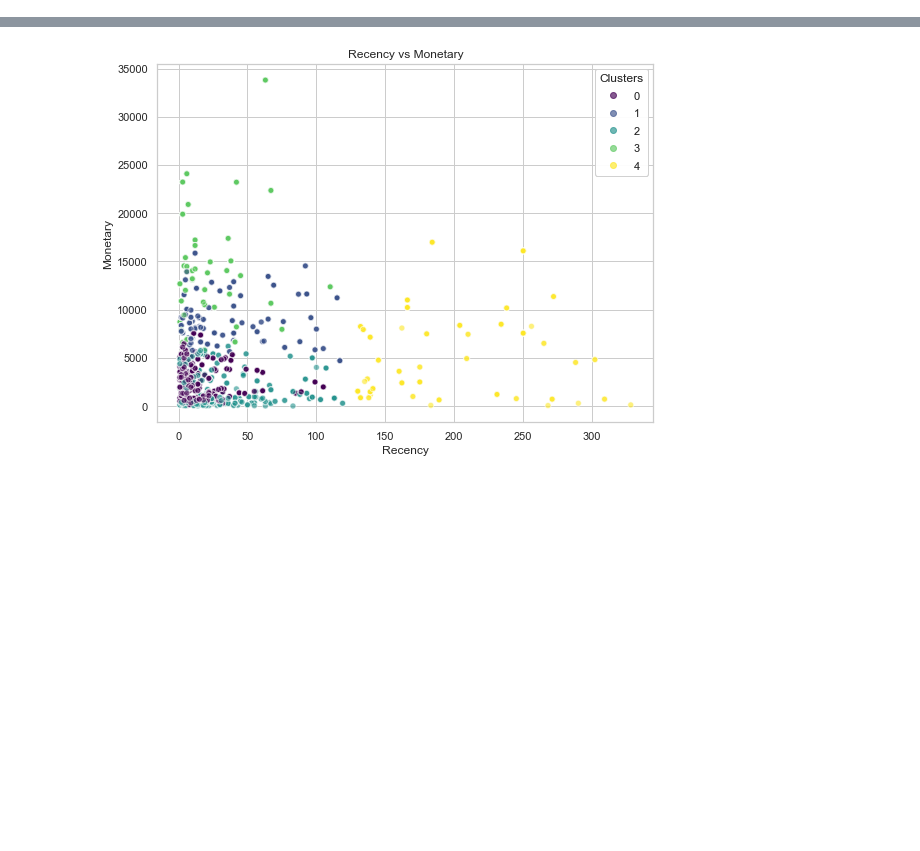
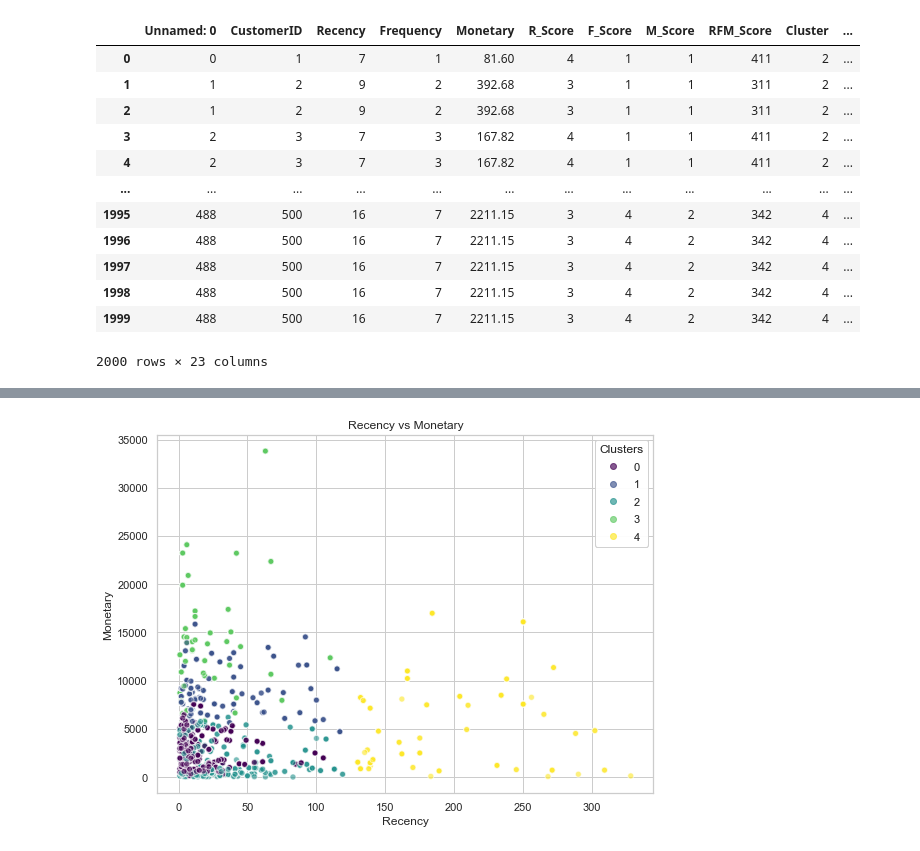
Before and after one commit to areg-hovakimyan/CRR, a Jupyter notebook: visualizations.ipynb, the cells around one changed output, grey strips where cells are left out. Cells and saved outputs as stored; diff of their text form; code cells hidden in the pictures; blank space fills up the shorter version.

```diff
--- a/visualizations.ipynb
+++ b/visualizations.ipynb
@@ -11,3 +11,19 @@ df = pd.merge(RFM_Clusters, customer, how = "inner")
 df = pd.merge(df, customer, how = "inner")
 df = pd.merge(df, order, how = "inner")
 df = pd.merge(df, product, how = "inner")
+# %%
+df
+# %% [output]
+|  | Unnamed: 0 | CustomerID | Recency | Frequency | Monetary | R_Score | F_Score | M_Score | RFM_Score | Cluster | ... |
+| 0 | 0 | 1 | 7 | 1 | 81.60 | 4 | 1 | 1 | 411 | 2 | ... |
+| 1 | 1 | 2 | 9 | 2 | 392.68 | 3 | 1 | 1 | 311 | 2 | ... |
+| 2 | 1 | 2 | 9 | 2 | 392.68 | 3 | 1 | 1 | 311 | 2 | ... |
+| 3 | 2 | 3 | 7 | 3 | 167.82 | 4 | 1 | 1 | 411 | 2 | ... |
+| 4 | 2 | 3 | 7 | 3 | 167.82 | 4 | 1 | 1 | 411 | 2 | ... |
+| ... | ... | ... | ... | ... | ... | ... | ... | ... | ... | ... | ... |
+| 1995 | 488 | 500 | 16 | 7 | 2211.15 | 3 | 4 | 2 | 342 | 4 | ... |
+| 1996 | 488 | 500 | 16 | 7 | 2211.15 | 3 | 4 | 2 | 342 | 4 | ... |
+| 1997 | 488 | 500 | 16 | 7 | 2211.15 | 3 | 4 | 2 | 342 | 4 | ... |
+| 1998 | 488 | 500 | 16 | 7 | 2211.15 | 3 | 4 | 2 | 342 | 4 | ... |
+| 1999 | 488 | 500 | 16 | 7 | 2211.15 | 3 | 4 | 2 | 342 | 4 | ... |
+2000 rows × 23 columns
```
Also changed, not shown: parts of 4 cells of this notebook, 9 other files.
